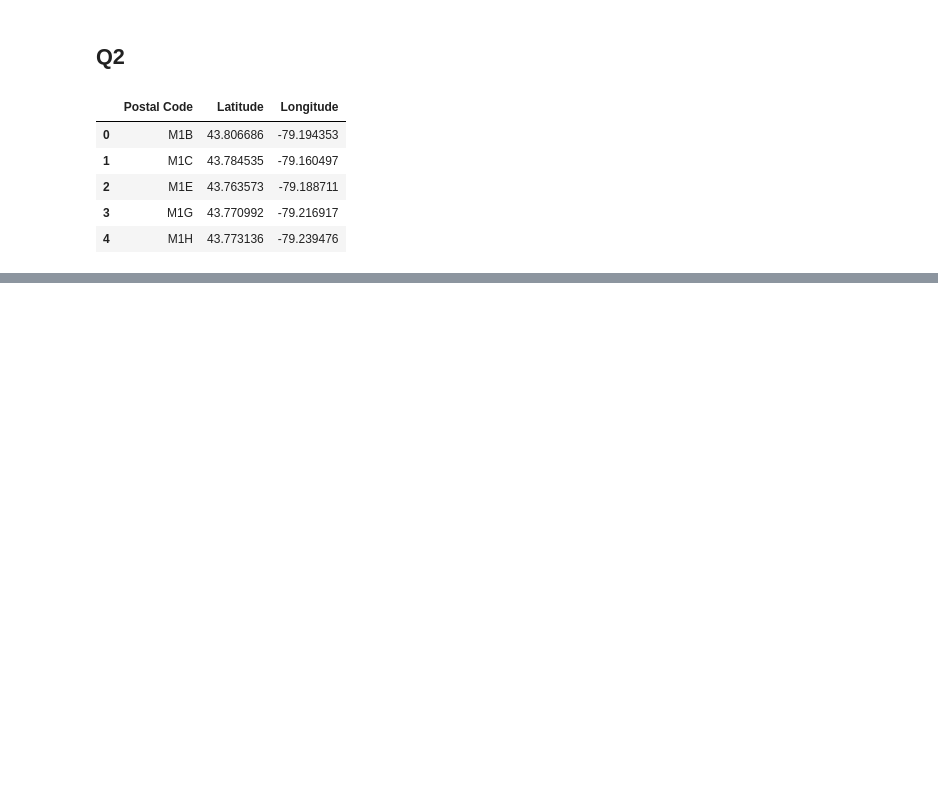
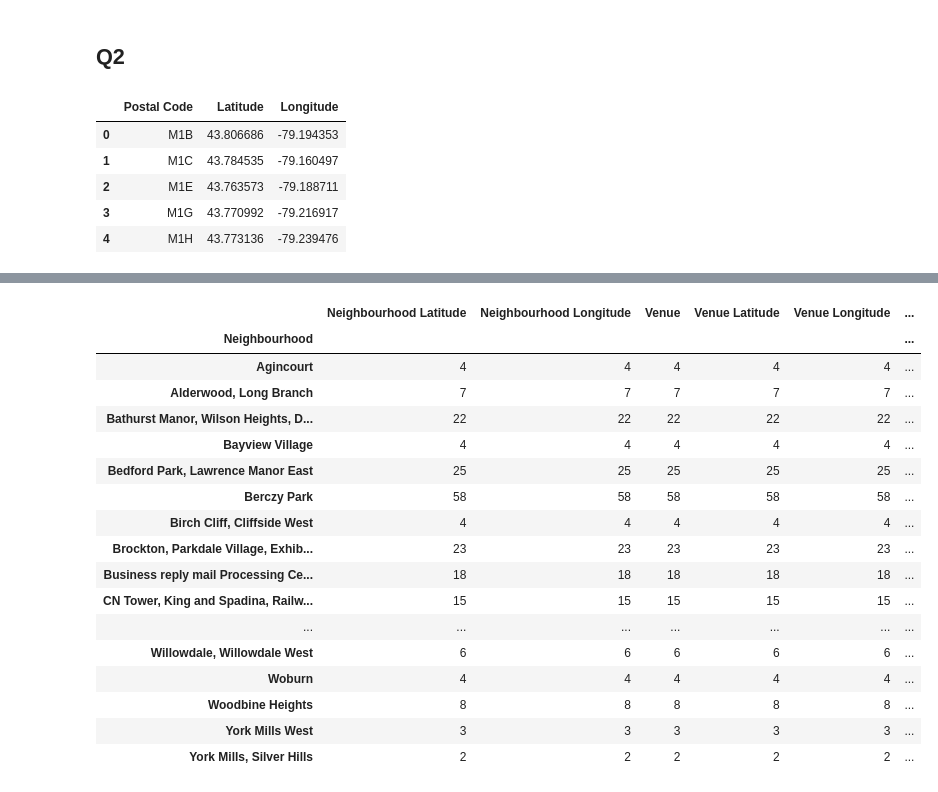
Before and after one commit to CBCFXXY/Coursera_Capstone, a Jupyter notebook: Project 2.ipynb, the cells around one changed output, grey strips where cells are left out. Cells and saved outputs as stored; diff of their text form; code cells hidden in the pictures; blank space fills up the shorter version.

```diff
--- a/Project 2.ipynb
+++ b/Project 2.ipynb
@@ -130,0 +164,18 @@ toronto_df_new.head()
+# %%
+map_toronto = folium.Map(location=[latitude_toronto, longitude_toronto], zoom_start=10)
+
+# add markers to map
+for lat, lng, borough, Neighbourhood in zip(toronto_df_new['Latitude'], toronto_df_new['Longitude'], toronto_df_new['Borough'], toronto_df_new['Neighbourhood']):
+    label = '{}, {}'.format(Neighbourhood, borough)
+    label = folium.Popup(label, parse_html=True)
+    folium.CircleMarker(
+        [lat, lng],
+        radius=5,
+        popup=label,
+        color='blue',
+        fill=True,
+        fill_color='#3186cc',
+        fill_opacity=0.7,
+        parse_html=False).add_to(map_toronto)
+
+map_toronto
@@ -130,0 +184,8 @@ toronto_df_new.head()
+# %%
+CLIENT_ID = 'WITJRJX1E5R0ZDLIU2ZAKHXMELTG2NBSV1JCR2EGYGUNW5DV'
+CLIENT_SECRET = 'JTAY4YPCVAR3PLKO1SUZZFLNULYDTTGJO1AMJUAAFS3SKMDE'
+VERSION = '20180605'
+
+print('Your credentails:')
+print('CLIENT_ID: ' + CLIENT_ID)
+print('CLIENT_SECRET:' + CLIENT_SECRET)
@@ -130,0 +239,5 @@ toronto_df_new.head()
+# %%
+toronto_venues = getNearbyVenues(names=toronto_df_new['Neighbourhood'],
+                                   latitudes=toronto_df_new['Latitude'],
+                                   longitudes=toronto_df_new['Longitude']
+                                  )
@@ -130,0 +262,21 @@ toronto_df_new.head()
+# %%
+toronto_venues.groupby('Neighbourhood').count()
+# %% [output]
+|  | Neighbourhood Latitude | Neighbourhood Longitude | Venue | Venue Latitude | Venue Longitude | ... |
+| Neighbourhood |  |  |  |  |  | ... |
+| Agincourt | 4 | 4 | 4 | 4 | 4 | ... |
+| Alderwood, Long Branch | 7 | 7 | 7 | 7 | 7 | ... |
+| Bathurst Manor, Wilson Heights, D... | 22 | 22 | 22 | 22 | 22 | ... |
+| Bayview Village | 4 | 4 | 4 | 4 | 4 | ... |
+| Bedford Park, Lawrence Manor East | 25 | 25 | 25 | 25 | 25 | ... |
+| Berczy Park | 58 | 58 | 58 | 58 | 58 | ... |
+| Birch Cliff, Cliffside West | 4 | 4 | 4 | 4 | 4 | ... |
+| Brockton, Parkdale Village, Exhib... | 23 | 23 | 23 | 23 | 23 | ... |
+| Business reply mail Processing Ce... | 18 | 18 | 18 | 18 | 18 | ... |
+| CN Tower, King and Spadina, Railw... | 15 | 15 | 15 | 15 | 15 | ... |
+| ... | ... | ... | ... | ... | ... | ... |
+| Willowdale, Willowdale West | 6 | 6 | 6 | 6 | 6 | ... |
+| Woburn | 4 | 4 | 4 | 4 | 4 | ... |
+| Woodbine Heights | 8 | 8 | 8 | 8 | 8 | ... |
+| York Mills West | 3 | 3 | 3 | 3 | 3 | ... |
+| York Mills, Silver Hills | 2 | 2 | 2 | 2 | 2 | ... |
```
Also changed, not shown: parts of 22 cells of this notebook.
